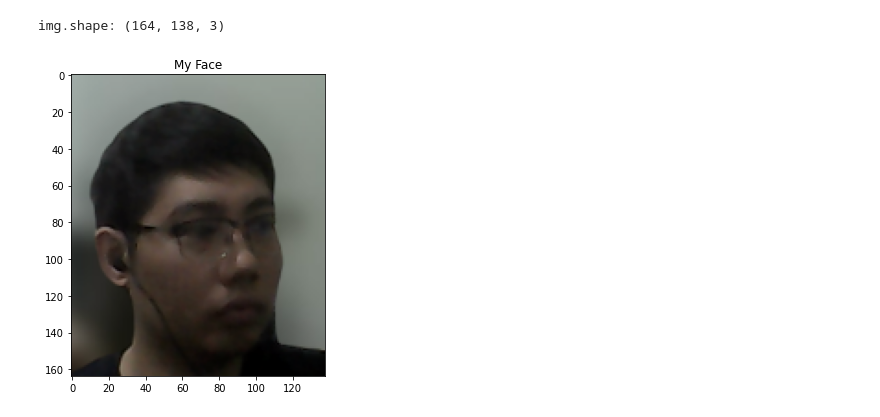
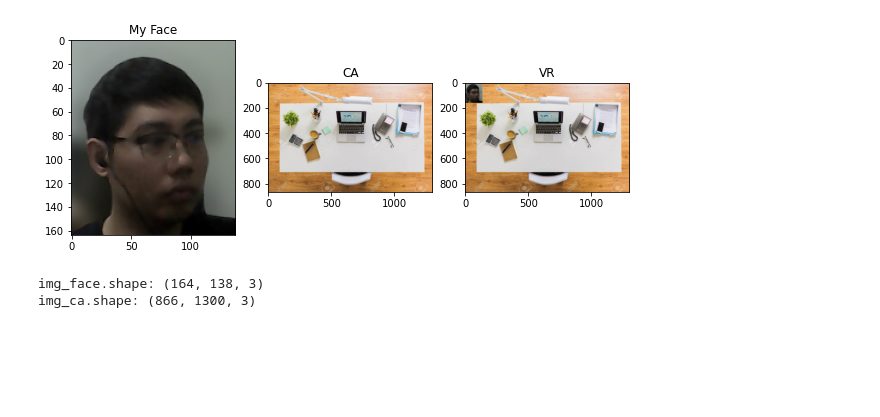
Before and after one commit to GavinK-ai/cv, a Jupyter notebook: Assignments/a24/a24.ipynb, the cells around one changed output. Drawn from its saved outputs; the diff is of its cells as text; code cells hidden in the pictures; blank space fills up the shorter version.

```diff
--- a/Assignments/a24/a24.ipynb
+++ b/Assignments/a24/a24.ipynb
@@ -1,19 +1,47 @@
 # %%
 import cv2 as cv
 import numpy as np
 import matplotlib.pyplot as plt
 
-img = cv.imread('assets/gavFace.png')
+img_face = cv.imread('assets/gavFace.png')
 
-plt.figure(figsize=(10,6))
+plt.figure(figsize=(10, 6))
 # BGR to RGB
-imgRGB = img[:,:,::-1]
-plt.subplot(1,2,1)
+img_face_rgb = img_face[:, :, ::-1]
+plt.subplot(1, 3, 1)
 plt.title('My Face')
+plt.imshow(img_face_rgb)
+
+
+img_ca = cv.imread('assets/ca.jpg')
+
+img_ca_rgb = img_ca[:, :, ::-1]
+plt.subplot(1, 3, 2)
+plt.title('CA')
+plt.imshow(img_ca_rgb)
+
+
+h, w, c = img_face.shape
+
+h2, w2, c2 = img_ca.shape
+
+if h >= h2 or w >= w2:
+    img_face = cv.resize(img_face, None, fx=2, fy=2,
+                         interpolation=cv.INTER_AREA)
+
+img_ca[:h, :w] = img_face
+
+imgRGB = img_ca[:, :, ::-1]
+
+plt.subplot(1, 3, 3)
+plt.title('VR')
 plt.imshow(imgRGB)
 
-print(f'img.shape: {img.shape}')
+
 plt.show()
+print(f'img_face.shape: {img_face.shape}')
+print(f'img_ca.shape: {img_ca.shape}')
 # %% [output]
+[figure, new version]
-img.shape: (164, 138, 3)
+img_face.shape: (164, 138, 3)
+img_ca.shape: (866, 1300, 3)
-[figure, old version]
```
Also changed, not shown: parts of 4 cells of this notebook, 10 other files.
